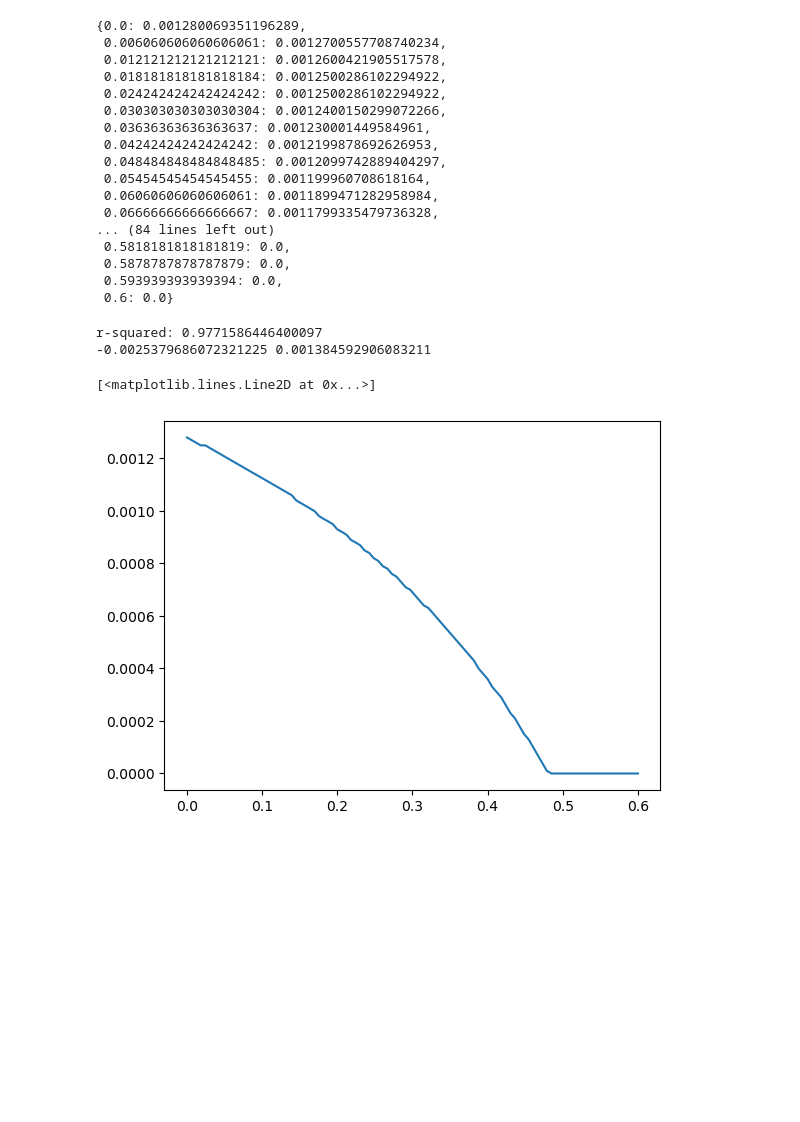
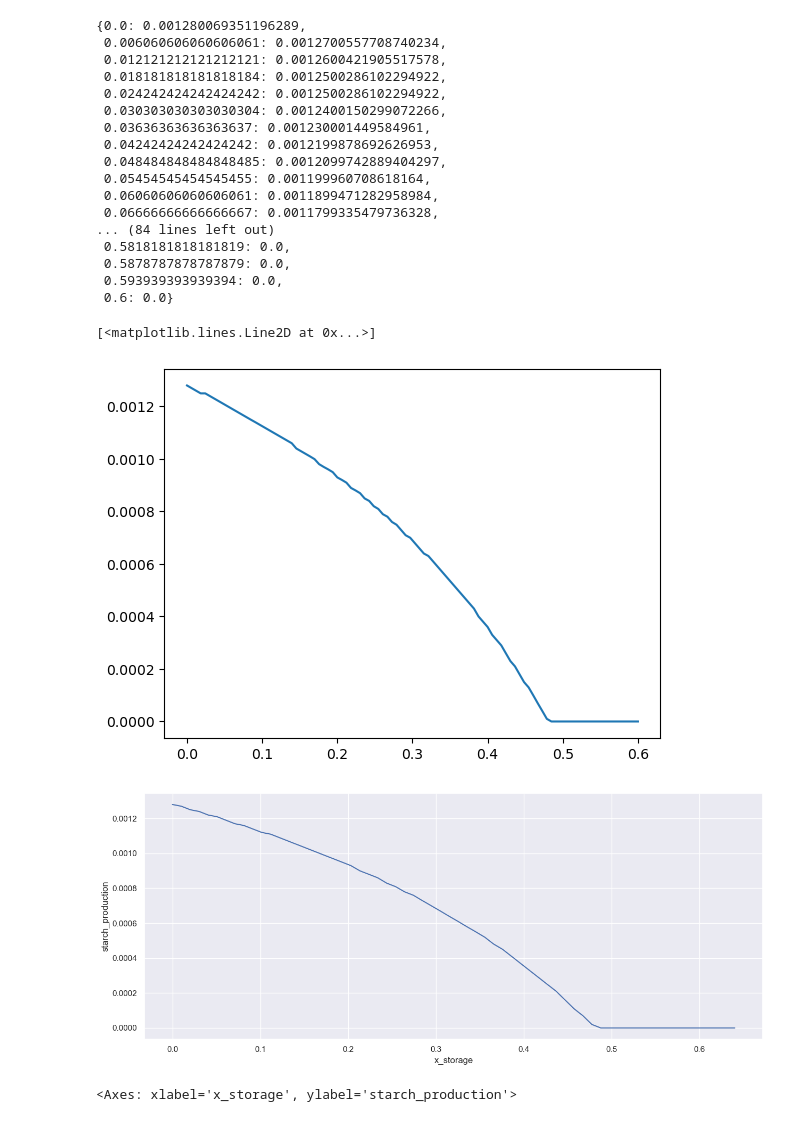
Before and after one commit to ecunha1996/GSMMutils, a Jupyter notebook: examples/dynamic_expressions_analysis.ipynb, the cells around one changed output. Drawn from its saved outputs; the diff is of its cells as text; code cells hidden in the pictures; blank space fills up the shorter version.

```diff
--- a/examples/dynamic_expressions_analysis.ipynb
+++ b/examples/dynamic_expressions_analysis.ipynb
@@ -47,14 +47,23 @@ res
  0.593939393939394: 0.0,
  0.6: 0.0}
 # %%
-slope, intercept, r_value, p_value, std_err = scipy.stats.linregress([float(e) for e in list(res.keys())], [float(e) for e in list(res.values())])
-print("r-squared:", r_value**2)
-print(slope, intercept)
 fig, ax = plt.subplots()
 ax.plot(list(res.keys()), list(res.values()))
 # ax.hlines(y=0, xmin=0, xmax=0.11, linewidth=2, color='r')
 # %% [output]
-r-squared: 0.9771586446400097
--0.0025379686072321225 0.001384592906083211
+[<matplotlib.lines.Line2D at 0x...>]
-[<matplotlib.lines.Line2D at 0x...>]
 [figure]
+# %%
+from GSMMutils import DATA_PATH
+from GSMMutils.dynamic.sensitivity_analysis import SensitivityAnalysis
+from GSMMutils.experimental.ExpMatrix import ExpMatrix
+from GSMMutils.graphics.plot import lineplot
+matrix = ExpMatrix(f"{DATA_PATH}/experimental/Matriz- DCCR Dunaliella salina_dfba.xlsx", conditions = "Resume")
+analysis = SensitivityAnalysis(matrix)
+analysis.load_parameters(f"{DATA_PATH}/dfba/inputs/initial_parameters.json")
+# %%
+res = analysis.evaluate_dynamic_expression("starch_production", "x_storage")
+lineplot(list(res.keys()), list(res.values()), xlabel="x_storage", ylabel="starch_production")
+# %% [output]
+[figure, added]
+<Axes: xlabel='x_storage', ylabel='starch_production'>
```
Also changed, not shown: parts of 6 cells of this notebook, 7 other files.
